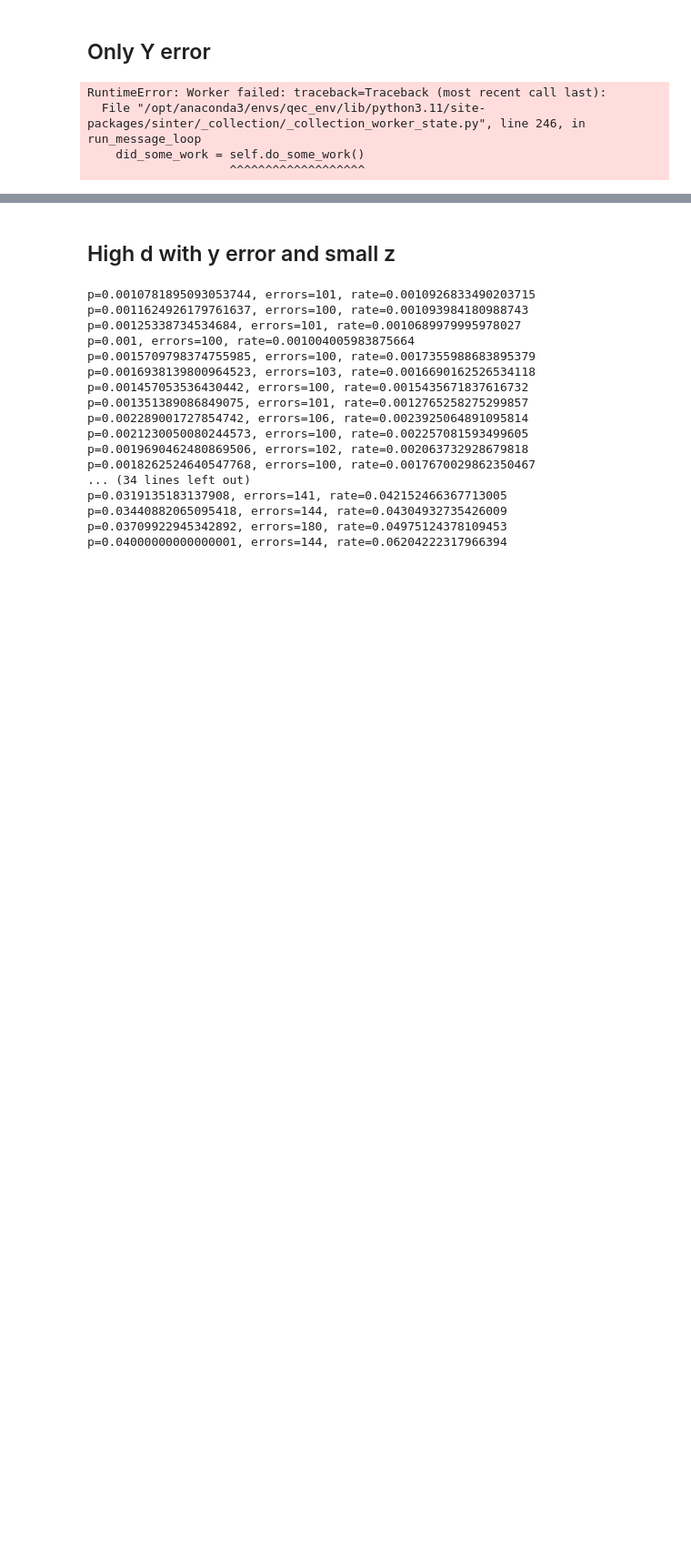
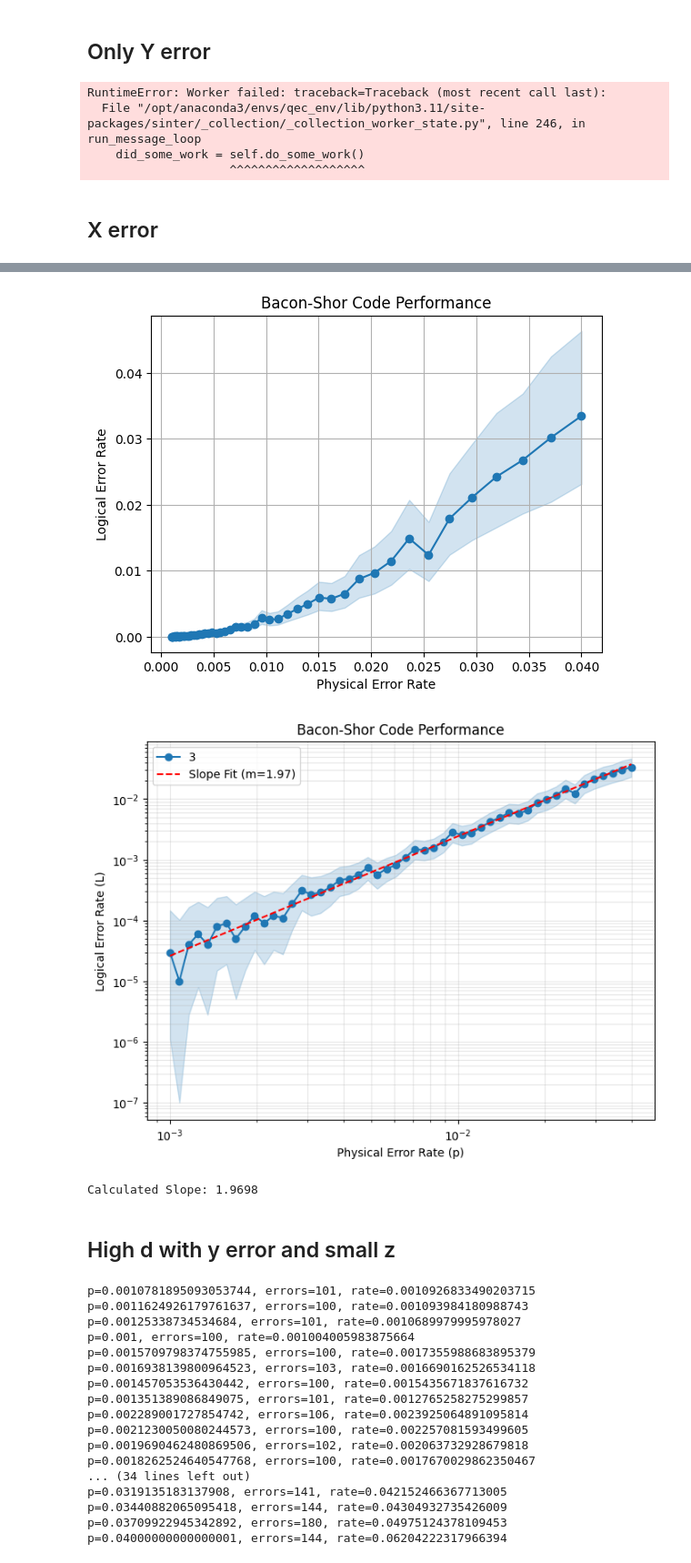
Before and after one commit to snow-apple/bacon_shor_code, a Jupyter notebook: complimentarynormalbscode2_6/exploration.ipynb, the cells around one changed output, grey strips where cells are left out. Shown at 91% size. Drawn from its saved outputs; the diff is of its cells as text; code cells hidden in the pictures; blank space fills up the shorter version.

```diff
--- a/complimentarynormalbscode2_6/exploration.ipynb
+++ b/complimentarynormalbscode2_6/exploration.ipynb
@@ -95,3 +95,5 @@ RuntimeError: Worker failed: traceback=Traceback (most recent call last):
   File "/opt/anaconda3/envs/qec_env/lib/python3.11/site-packages/sinter/_collection/_collection_worker_state.py", line 246, in run_message_loop
     did_some_work = self.do_some_work()
                     ^^^^^^^^^^^^^^^^^^^
+# %% [markdown]
+## X error
@@ -97,0 +102,72 @@ RuntimeError: Worker failed: traceback=Traceback (most recent call last):
+# %%
+ps = np.logspace(np.log10(0.001), np.log10(0.04), 50)
+tasks = [
+    sinter.Task(
+        circuit=bacon_shor_circuit(d=3, p=p),
+        json_metadata={'p': p, 'd': 3}
+    )
+    for p in ps
+]
+
+# Run the collection
+stats = sinter.collect(
+    num_workers=4,
+    tasks=tasks,
+    decoders=['pymatching'],
+    max_shots=100_000,
+    max_errors=100,
+)
+for stat in stats:
+    print(f"p={stat.json_metadata['p']}, errors={stat.errors}, rate={stat.errors/stat.shots}")
+
+fig, ax = plt.subplots(1, 1)
+sinter.plot_error_rate(
+    ax=ax,
+    stats=stats,
+    x_func=lambda stat: stat.json_metadata['p'],
+    group_func=lambda stat: stat.json_metadata['d'],
+)
+ax.set_title("Bacon-Shor Code Performance")
+ax.set_xlabel("Physical Error Rate")
+ax.set_ylabel("Logical Error Rate")
+ax.grid(True)
+plt.show()
+
+xs = np.array([s.json_metadata['p'] for s in stats])
+ys = np.array([s.errors / s.shots for s in stats])
+
+# Filter out points with 0 errors (log doesn't like zero)
+mask = (ys > 0)
+log_p = np.log10(xs[mask])
+log_L = np.log10(ys[mask])
+
+# Linear regression: log(L) = slope * log(p) + intercept
+slope, intercept, r_value, _, _ = linregress(log_p, log_L)
+
+# --- 4. Plotting ---
+fig, ax = plt.subplots(1, 1, figsize=(8, 6))
+
+# Use sinter's plotter for the points
+sinter.plot_error_rate(
+    ax=ax,
+    stats=stats,
+    x_func=lambda s: s.json_metadata['p'],
+    group_func=lambda s: s.json_metadata['d'],
+)
+
+# Plot the fitted slope line
+fit_x = np.linspace(min(xs[mask]), max(xs[mask]), 100)
+fit_y = 10**(slope * np.log10(fit_x) + intercept)
+ax.plot(fit_x, fit_y, 'r--', label=f'Slope Fit (m={slope:.2f})')
+
+ax.set_title("Bacon-Shor Code Performance")
+ax.set_xlabel("Physical Error Rate (p)")
+ax.set_ylabel("Logical Error Rate (L)")
+ax.set_xscale('log')
+ax.set_yscale('log')
+ax.legend()
+ax.grid(True, which="both", ls="-", alpha=0.3)
+plt.show()
+
+print(f"Calculated Slope: {slope:.4f}")
+# %% [output]
@@ -98,3 +191,6 @@ RuntimeError: Worker failed: traceback=Traceback (most recent call last):
+[figure, added]
+[figure, added]
+Calculated Slope: 1.9698
 # %% [markdown]
 ## High d with y error and small z
 # %%
```
Also changed, not shown: parts of 25 cells of this notebook.
